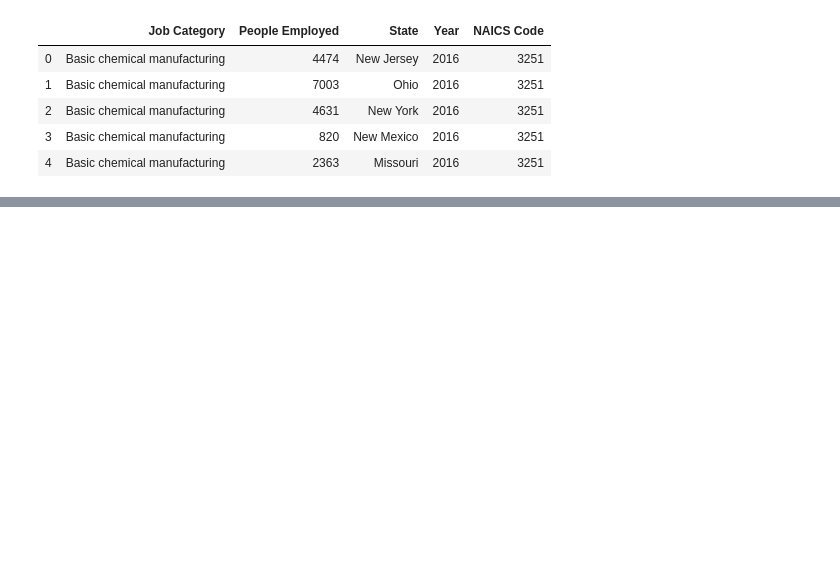
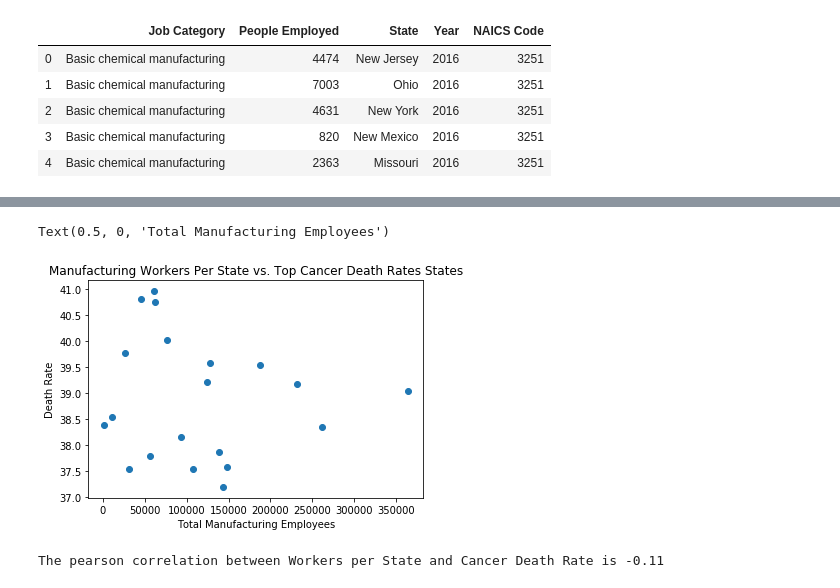
Before and after one commit to settinge/Cancer-and-Nonbiological-Variables, a Jupyter notebook: Merged_Data_and_Visualizations.ipynb, the cells around one changed output, grey strips where cells are left out. Cells and saved outputs as stored; diff of their text form; code cells hidden in the pictures; blank space fills up the shorter version.

```diff
--- a/Merged_Data_and_Visualizations.ipynb
+++ b/Merged_Data_and_Visualizations.ipynb
@@ -116,0 +202,6 @@ KeyError: 'Job Category'
+# %%
+dx2 = dx.tail(20)
+# %%
+#Creating a dataframe that has the 20 states with the highest death per 100 patients
+high_can_death = dx2.sort_values("Cancer Death_per_hundred_cancer_patient", ascending = False)
+high_can_death
@@ -116,0 +235,5 @@ KeyError: 'Job Category'
+# %%
+#combinding the highest cancer death states with the total industry figures
+top_can_ind = pd.merge(state_job_df, high_can_death, on= "State")
+top_can_ind = top_can_ind.sort_values("Cancer Death_per_hundred_cancer_patient", ascending = False)
+top_can_ind
@@ -116,0 +258,19 @@ KeyError: 'Job Category'
+# %%
+plt.figure()
+plt.scatter(top_can_ind["Workers per State"],top_can_ind["Cancer Death_per_hundred_cancer_patient"])
+
+plt.title("Manufacturing Workers Per State vs. Top Cancer Death Rates States")
+plt.ylabel("Death Rate")
+plt.xlabel("Total Manufacturing Employees")
+# %% [output]
+Text(0.5, 0, 'Total Manufacturing Employees')
+[figure, added]
+# %%
+#Calculating the pearson correlation between workers pers state and cancer death rates in the top 20 states.
+
+x_axis= top_can_ind["Workers per State"]
+y_axis= top_can_ind["Cancer Death_per_hundred_cancer_patient"]
+correlation = st.pearsonr(x_axis,y_axis)
+print(f"The pearson correlation between Workers per State and Cancer Death Rate is {round(correlation[0],2)}")
+# %% [output]
+The pearson correlation between Workers per State and Cancer Death Rate is -0.11
```
Also changed, not shown: parts of 22 cells of this notebook, 1 other file.
